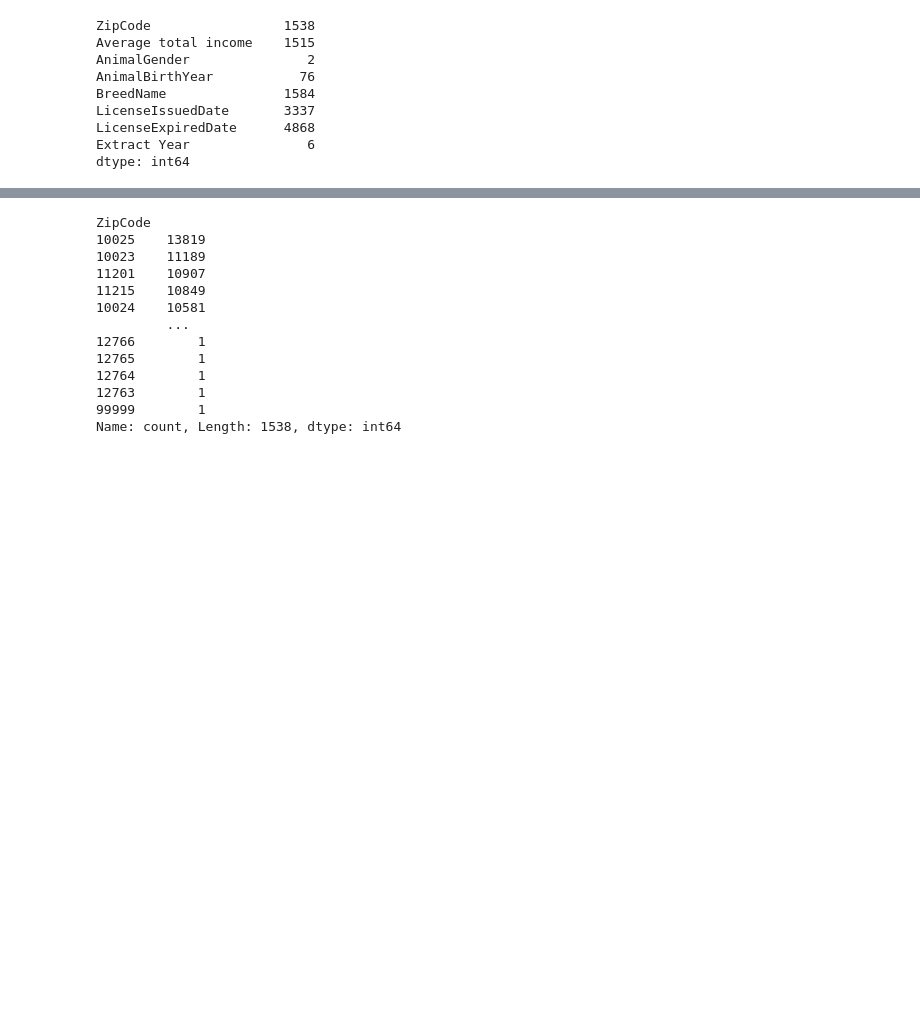
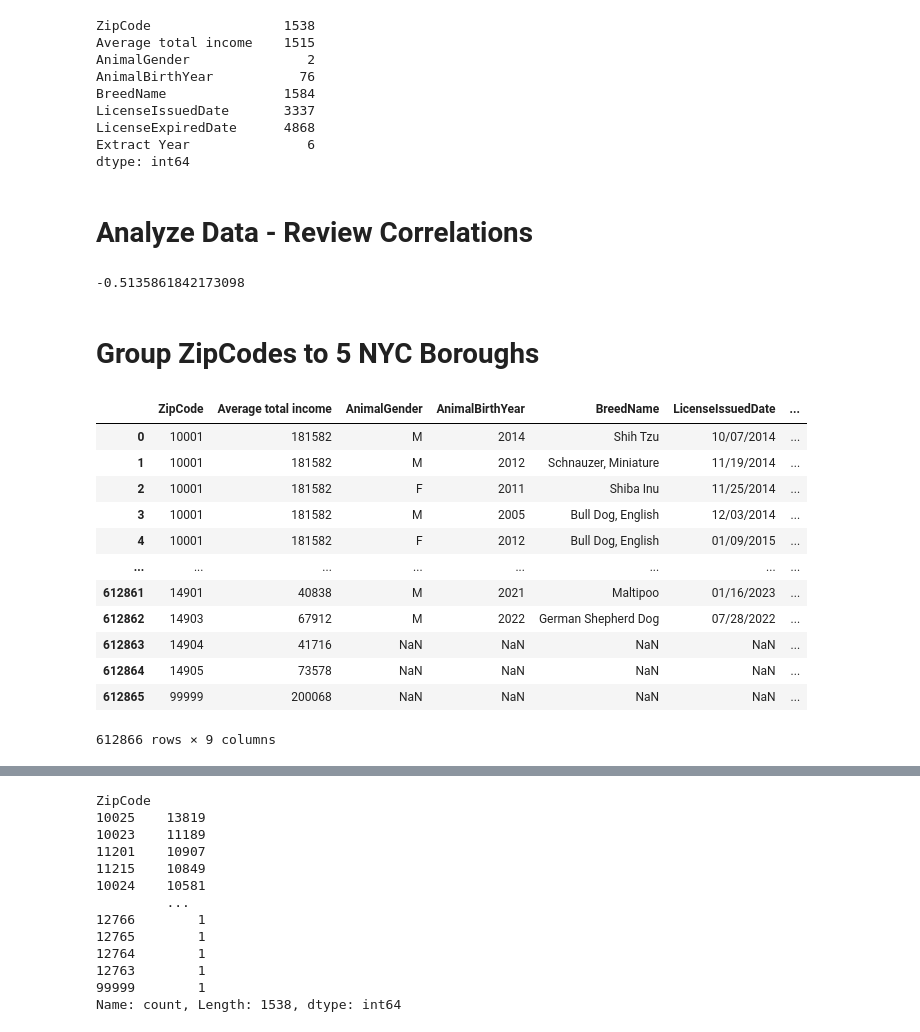
Before and after one commit to sylHut/tailored_tails, a Jupyter notebook: project_4_SH.ipynb, the cells around one changed output, grey strips where cells are left out. Cells and saved outputs as stored; diff of their text form; code cells hidden in the pictures; blank space fills up the shorter version.

```diff
--- a/project_4_SH.ipynb
+++ b/project_4_SH.ipynb
@@ -209,3 +207,13 @@ dtype: int64
 # %%
 # Export DataFrame to a CSV file
 merged_df.to_csv('merged_df.csv', index=False)
+# %% [markdown]
+# Analyze Data - Review Correlations
+# %%
+# Calculate the correlation between the Average-total-income and ZipCode
+correlation = merged_df['Average total income'].corr(merged_df['ZipCode'])
+print(correlation)
+# %% [output]
+-0.5135861842173098
+# %% [markdown]
+# Group ZipCodes to 5 NYC Boroughs
@@ -211,0 +226,40 @@ merged_df.to_csv('merged_df.csv', index=False)
+# %%
+# Make five Boroughs
+def categorize_zipcode(zip_code):
+    # Brooklyn
+    if 11201 <= zip_code <= 11256:
+        return 'Brooklyn'
+    # Manhattan
+    elif 10001 <= zip_code <= 10282:
+        return 'Manhattan'
+    # Queens
+    elif (11004 <= zip_code <= 11109) or (11351 <= zip_code <= 11697):
+        return 'Queens'
+    # Staten Island
+    elif 10301 <= zip_code <= 10314:
+        return 'Staten Island'
+    # Bronx
+    elif 10451 <= zip_code <= 10475:
+        return 'Bronx'
+    else:
+        return 'Others'
+
+# Applying the function to the DataFrame
+merged_df['Borough'] = merged_df['ZipCode'].apply(categorize_zipcode)
+
+# Display the DataFrame to verify the categorization
+merged_df
+# %% [output]
+|  | ZipCode | Average total income | AnimalGender | AnimalBirthYear | BreedName | LicenseIssuedDate | ... |
+| 0 | 10001 | 181582 | M | 2014 | Shih Tzu | 10/07/2014 | ... |
+| 1 | 10001 | 181582 | M | 2012 | Schnauzer, Miniature | 11/19/2014 | ... |
+| 2 | 10001 | 181582 | F | 2011 | Shiba Inu | 11/25/2014 | ... |
+| 3 | 10001 | 181582 | M | 2005 | Bull Dog, English | 12/03/2014 | ... |
+| 4 | 10001 | 181582 | F | 2012 | Bull Dog, English | 01/09/2015 | ... |
+| ... | ... | ... | ... | ... | ... | ... | ... |
+| 612861 | 14901 | 40838 | M | 2021 | Maltipoo | 01/16/2023 | ... |
+| 612862 | 14903 | 67912 | M | 2022 | German Shepherd Dog | 07/28/2022 | ... |
+| 612863 | 14904 | 41716 | NaN | NaN | NaN | NaN | ... |
+| 612864 | 14905 | 73578 | NaN | NaN | NaN | NaN | ... |
+| 612865 | 99999 | 200068 | NaN | NaN | NaN | NaN | ... |
+612866 rows × 9 columns
```
Also changed, not shown: parts of 7 cells of this notebook.
